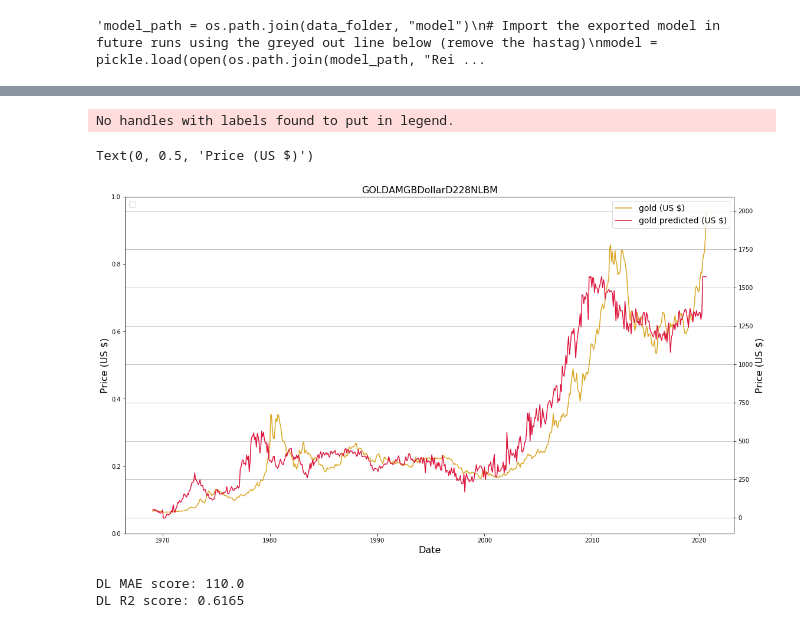
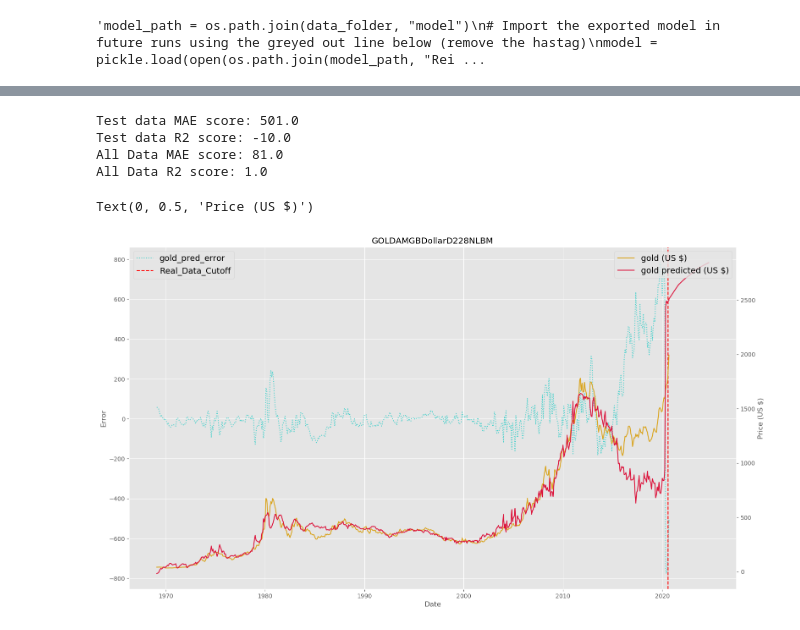
Before and after one commit to sameckford/Always_believe_in_Gold, a Jupyter notebook: Deep_Learning_approach.ipynb, the cells around one changed output, grey strips where cells are left out. Cells and saved outputs as stored; diff of their text form; code cells hidden in the pictures.

```diff
--- a/Deep_Learning_approach.ipynb
+++ b/Deep_Learning_approach.ipynb
@@ -30,3 +33,5 @@ params = {}
 initial_dir = os.getcwd()
 data_path = os.path.join(os.getcwd(), "data")
+# %%
+hml_list = ['high', 'mid', 'low']
 # %%
@@ -56,10 +96,0 @@ input_neuron
-# %%
-## Setup the model for training, parameters here can and should be adjusted to create the best model.
-classifier = Sequential()
-classifier.add(Dense(output_dim = 18, init = 'uniform', activation = 'relu', input_dim = input_neuron))
-classifier.add(Dense(output_dim = 6, init = 'uniform', activation = 'relu'))
-classifier.add(Dense(output_dim = 1, init = 'uniform', activation = 'linear'))
-
-classifier.compile(optimizer = 'SGD', loss = 'mean_squared_error', metrics = ["mae"])
-## '.fit' starts the training. 30 seconds to 2 minutes to run.
-classifier.fit(X_train, y_train, batch_size = 64, nb_epoch = 1000, validation_split= 0.2)
@@ -111,16 +141,0 @@ gold_col = 'GOLD_shift' # 'GOLDAMGBDollarD228NLBM'
-# %%
-# Again read in the 'covid19_df' as df_global
-df_global = pd.read_csv(os.path.join(os.getcwd(), "Data_Export", "gold_df.csv"), index_col=0)
-# Merge in the 'deaths_pred' prediction column to compare to the real data
-df_global = df_global.merge(df["gold_pred"], left_index=True, right_index=True, how='left')
-# %%
-idx = pd.date_range(start=dt.date(2020, 9, 30), end=dt.date(2022, 8, 31), freq='M')
-
-df_global1 = df_global.copy().reindex(idx)
-df_global = df_global.append(df_global1).reset_index()
-
-df_global['index'] = pd.to_datetime(df_global['index'])
-df_global.index = df_global['index']
-df_global.drop(['index'], axis=1, inplace=True)
-
-#df_global.tail(40)
@@ -127,30 +192,42 @@ df_global.drop(['index'], axis=1, inplace=True)
+# %%
+## Calculate the mean absolute error and R2 scores for the predicted vs real test data.
+print(f"Test data MAE score: {np.round(mean_absolute_error(df1.loc[df1.index < '2020-08-31'][gold_col], df1.loc[df1.index < '2020-08-31']['gold_pred']))}")
+print(f"Test data R2 score: {np.round(r2_score(df1.loc[df1.index < '2020-08-31'][gold_col], df1.loc[df1.index < '2020-08-31']['gold_pred']))}")
+## Calculate the mean absolute error and R2 scores for the predicted vs real all data.
+print(f"All Data MAE score: {np.round(mean_absolute_error(df_global.loc[df_global.index < '2020-08-31'][gold_col], df_global.loc[df_global.index < '2020-08-31']['gold_pred']))}")
+print(f"All Data R2 score: {np.round(r2_score(df_global.loc[df_global.index < '2020-08-31'][gold_col], df_global.loc[df_global.index < '2020-08-31']['gold_pred']))}")
+# %% [output]
+Test data MAE score: 501.0
+Test data R2 score: -10.0
+All Data MAE score: 81.0
+All Data R2 score: 1.0
 # %%
 # Visualising the Linear Regression results.
 fig, ax1 = plt.subplots()
 j = 'GOLDAMGBDollarD228NLBM'
 k = 'gold_pred_error'
 l = 'gold_pred'
 
-#ax1.plot(df_global.index, df_global[k], label=k, c='mediumturquoise')
+ax1.plot(df_global.index, df_global[k], label=k, c='mediumturquoise', linestyle=':')
+ax1.axvline(x=dt.date(2020, 8, 1), linestyle='--', color='red', label='Real_Data_Cutoff')
 
 
 ax2 = ax1.twinx()
 ax2.plot(df_global.index, df_global[j], label='gold (US $)', c='goldenrod')
 ax2.plot(df_global.index, df_global[l], label='gold predicted (US $)', c='crimson')
 
 #ax1.ylim(0, 15)
 plt.title(j)
 plt.xlabel('Date')
 plt.grid()
 ax1.legend(loc=2)
 ax2.legend(loc=1)
 fig.set_size_inches(18.5, 10.5)
 
 ax1.set_xlabel('Date')
-ax1.set_ylabel('Price (US $)')
+ax1.set_ylabel('Error')
 ax2.set_ylabel('Price (US $)')
 #plt.savefig('cumulative_error_20_countries_XGB_dpi300.jpeg', dpi=300)
 # %% [output]
-No handles with labels found to put in legend.
+Text(0, 0.5, 'Price (US $)')
-Text(0, 0.5, 'Price (US $)')
-[figure, old version]
+[figure, new version]
@@ -166,7 +233,0 @@ df_global['cumulative_error'] = df_global['gold_pred_error'].cumsum()
-# %%
-## Calculate the mean absolute error and R2 scores for the predicted vs real data.
-print(f"DL MAE score: {np.round(mean_absolute_error(df[gold_col], df.gold_pred))}")
-print(f"DL R2 score: {np.round(r2_score(df[gold_col], df.gold_pred), 4)}")
-# %% [output]
-DL MAE score: 110.0
-DL R2 score: 0.6165
```
Also changed, not shown: parts of 20 cells of this notebook, 28 other files.
